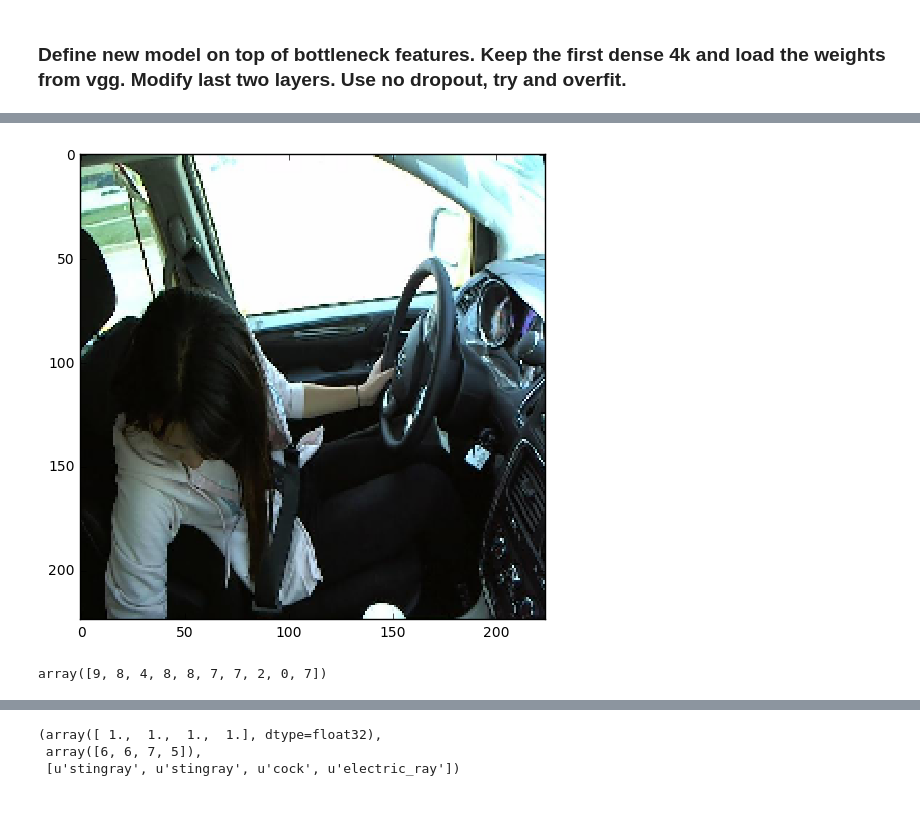
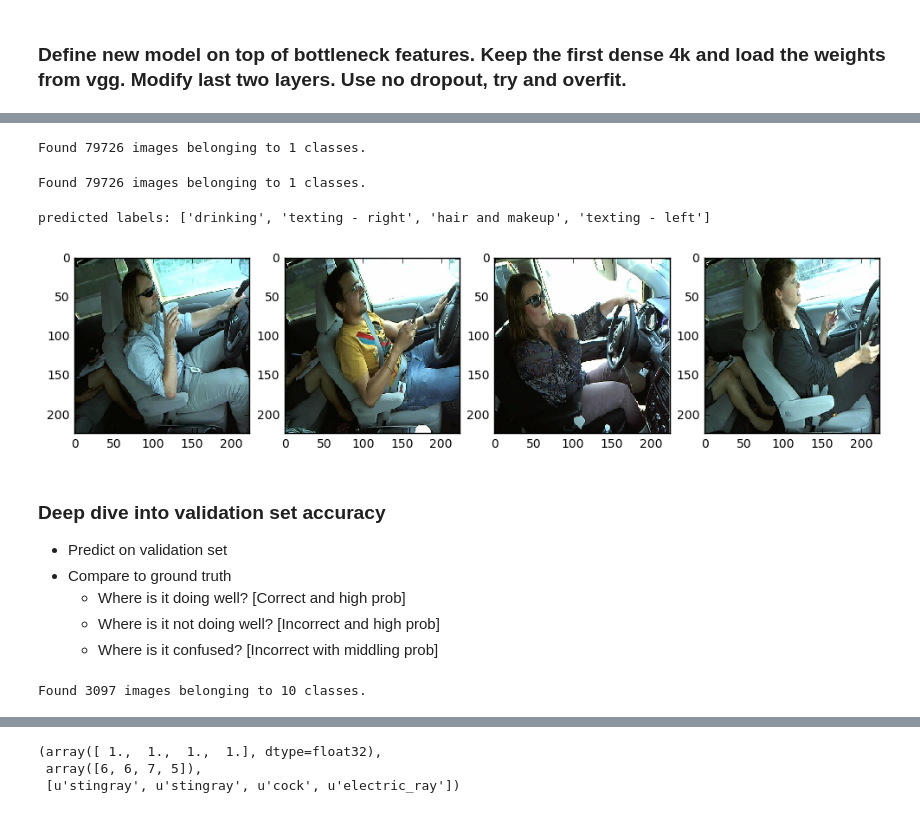
Before and after one commit to dataholiks/courses, a Jupyter notebook: deeplearning1/nbs/rk_statefarm_optimize.ipynb, the cells around one changed output, grey strips where cells are left out. Saved outputs shown, nothing was run; the diff lists cells and outputs as text; code cells hidden in the pictures.

```diff
--- a/deeplearning1/nbs/rk_statefarm_optimize.ipynb
+++ b/deeplearning1/nbs/rk_statefarm_optimize.ipynb
@@ -132,7 +194,15 @@ train_labels = onehot(train_classes)
 # %%
+# Load a saved model and its weights
+# Loading from json threw an error: you are trying to load a model with 2 layers from weights for 3 layers..
+#with open(model_path + 'my_model_series_'+model_series+'.json', "r") as json_file:
+#    model_json = json_file.read()
+#    my_model = model_from_json(model_json)
+
 my_model = Sequential()
 my_model.add(Dense(4096, input_shape=(25088,), activation='relu'))
 my_model.add(Dropout(0))
 my_model.add(Dense(2048, activation='relu'))
 my_model.add(Dropout(0.5))
 my_model.add(Dense(10, activation='softmax'))
+
+my_model.load_weights(model_path + 'part2_model_weights_series_'+model_series+'.h5')
@@ -148,3 +208,0 @@ my_model.compile(optimizer=Adam(lr=0.0002), loss='categorical_crossentropy', met
-# %%
-my_model.fit(part_1_op_train, train_labels, nb_epoch=20,
-             batch_size=batch_size, validation_data=(part_1_op_valid, val_labels))
@@ -182,10 +231,24 @@ my_test_class_preds = np.argmax(my_test_predictions, axis=1)
+# %%
+### Predict on the test set using my model
+vgg = Vgg16()
+test_batches = vgg.get_batches(path+'test', batch_size=batch_size, shuffle=False)
+part_1_op_test = model_part_1.predict_generator(test_batches, test_batches.nb_sample)
+my_test_predictions = my_model.predict(part_1_op_test)
+my_test_class_preds = np.argmax(my_test_predictions, axis=1)
+
+# Create submissions file
+test_img_names = [x.split('/')[-1] for x in test_batches.filenames]
+submission_df = pd.DataFrame(my_test_predictions, columns=['c0','c1','c2','c3','c4','c5','c6','c7','c8','c9'])
+submission_df = submission_df.clip(lower=0.02, upper=0.98)
+submission_df['img'] = test_img_names
+submission_df = submission_df[['img','c0','c1','c2','c3','c4','c5','c6','c7','c8','c9']]
+
+submission_df.to_csv(model_path+'submission_series_'+model_series+'.csv', index=False)
+# %% [output]
+Found 79726 images belonging to 1 classes.
 # %%
-test_img_batches = vgg.get_batches(path+'test', batch_size=1, shuffle=False)
-test_img, label = next(test_img_batches)
-plots(test_img)
+# Visual inspection of predictions
+n_test_imgs = 0
+test_img_batches = vgg.get_batches(path+'test', batch_size=4, shuffle=False)
 # %% [output]
-[figure, removed]
+Found 79726 images belonging to 1 classes.
-# %%
-my_test_class_preds[0:10]
-# %% [output]
-array([9, 8, 4, 8, 8, 7, 7, 2, 0, 7])
@@ -200,0 +255,32 @@ submission_df.to_csv(path+'my_two_part_model_1.csv', index=False)
+# %%
+# Run this cell multiple times after running the above cell once.
+test_imgs, labels = next(test_img_batches)
+plots(test_imgs)
+test_img_predicted_classes = my_test_class_preds[n_test_imgs:(n_test_imgs+4)]
+#print('preditions:',test_img_predicted_classes)
+predicted_test_img_labels = [class_labels[c] for c in test_img_predicted_classes]
+print('predicted labels:',predicted_test_img_labels)
+n_test_imgs = n_test_imgs +4
+# %% [output]
+predicted labels: ['drinking', 'texting - right', 'hair and makeup', 'texting - left']
+[figure, added]
+# %% [markdown]
+### Deep dive into validation set accuracy
+- Predict on validation set
+- Compare to ground truth
+    - Where is it doing well? [Correct and high prob]
+    - Where is it not doing well? [Incorrect and high prob]
+    - Where is it confused? [Incorrect with middling prob]
+# %%
+### Predict on the test set using my model
+vgg = Vgg16()
+validation_batches = vgg.get_batches(path+'valid', batch_size=batch_size, shuffle=False)
+# Load part 1 validation features from file?
+part_1_op_valid = load_array(model_path + 'valid_convlayer_features.bc')
+#could also regenrate if we want to
+#model_part_1.predict_generator(validation_batches, validation_batches.nb_sample)
+my_valid_predictions = my_model.predict(part_1_op_valid)
+#valid_grnd_truth = load_array(model_path + 'val_labels.bc')
+valid_grnd_truth = validation_batches.classes
+# %% [output]
+Found 3097 images belonging to 10 classes.
```
Also changed, not shown: parts of 53 cells of this notebook.
